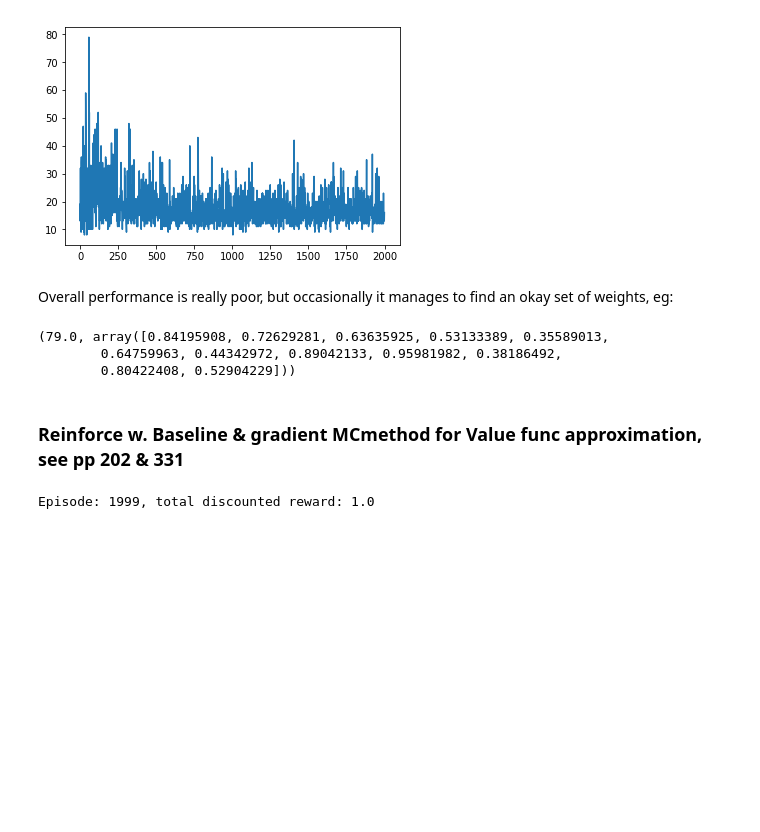
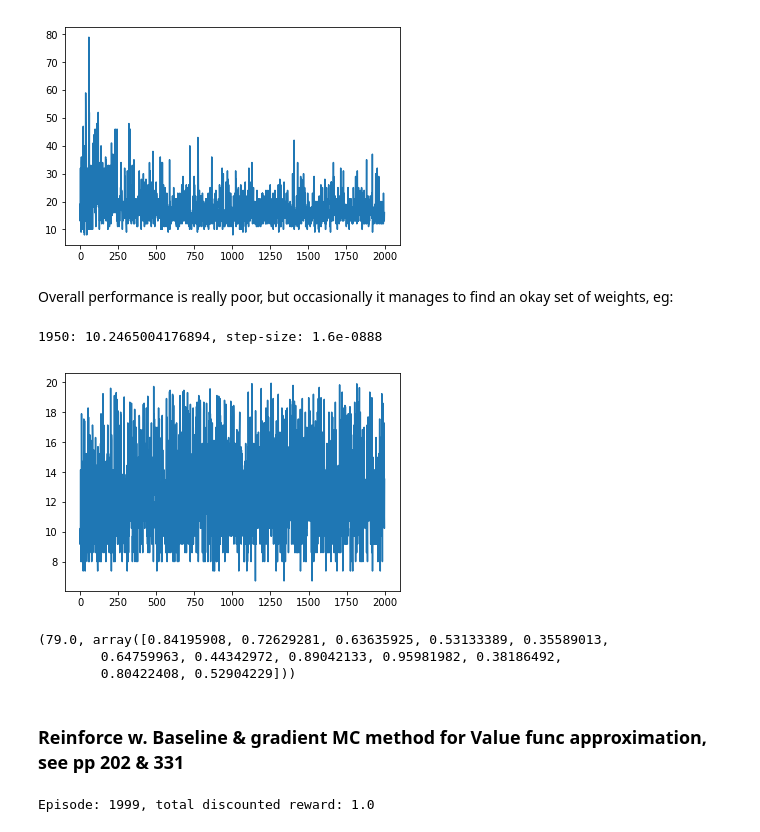
Before and after one commit to liavkoren/ai-ml-rl, a Jupyter notebook: policy_gradient_implementations/mine/Policy Gradients .ipynb, the cells around one changed output. Cells and saved outputs as stored; diff of their text form; code cells hidden in the pictures; blank space fills up the shorter version.

```diff
--- a/policy_gradient_implementations/mine/Policy Gradients .ipynb
+++ b/policy_gradient_implementations/mine/Policy Gradients .ipynb
@@ -57,6 +57,22 @@ class Policy:
             return 1
         return 0
 
+
+@attr.s
+class Policy2:
+    def __attrs_post_init__(self):
+        self.weights = np.random.random((12, 2))
+
+    def action_probabilities(self, state):
+        log_probabilies = np.exp(cartpole_state_func(state).dot(self.weights))
+        return log_probabilies / np.sum(log_probabilies)
+
+    def get_action(self, state):
+        probablities = self.action_probabilities(state)
+        if np.random.random() < probablities[0]:
+            return 0
+        else:
+            return 1
 
 def run_episode(policy, env, render=False):
     state = env.reset()
@@ -93,11 +109,12 @@ def reinforce(policy, env, step_size_start=5e-6, step_size_end=1e-7, discount=0.
     for episode in range(num_episodes):
 
         states, actions, rewards = run_episode(policy, env, render=episode % render_every == 0)
-        episode_return = sum(rewards)
+        episode_return = discounted_return(rewards)
         if episode_return > best_return:
             best_return = episode_return
             best_weights = policy.weights
         training_rewards.append(episode_return)
+        # anneal step size
         step_size = step_size_end + step_size_start * .995 ** episode
         step_sizes.append(step_size)
         for idx, action in enumerate(actions):
@@ -105,12 +122,16 @@ def reinforce(policy, env, step_size_start=5e-6, step_size_end=1e-7, discount=0.
             G = discounted_return(rewards[idx:])
             if episode % render_every == 0:
                 print(f'{episode}: {episode_return}, step-size: {step_size:.2}', end='\r', flush=True)
-            policy.weights += step_size * G * policy.state_func(state)/policy.weights.dot(policy.state_func(state))
+            action = policy.get_action(state)
+            action_probabilities = policy.action_probabilities(state)
+            gradient = cartpole_state_func(state) - action_probabilities.reshape((2,1)) * cartpole_state_func(state)
+            policy.weights += (step_size * discount ** idx * G * gradient).T
     return training_rewards, best_return, best_weights, step_sizes
 
 
 
 policy = Policy(weights=np.random.random(12), state_func=cartpole_state_func)
+p2 = Policy2()
 # %% [output]
 WARN: gym.spaces.Box autodetected dtype as <class 'numpy.float32'>. Please provide explicit dtype.
 # %%
@@ -126,6 +147,17 @@ env.close()
 [figure]
 # %% [markdown]
 Overall performance is really poor, but occasionally it manages to find an okay set of weights, eg:
+# %%
+step_size_start = 1e-4
+step_size_end = 1e-8
+num_episodes = 2000
+training_rewards, best_return, best_weights, step_sizes = reinforce(p2, env, render_every=50, num_episodes=num_episodes, step_size_start=step_size_start, step_size_end=step_size_end)
+plt.plot(training_rewards)
+plt.show()
+env.close()
+# %% [output]
+1950: 10.2465004176894, step-size: 1.6e-0888
+[figure, added]
 # %%
 
 best_return, best_weights
@@ -141,7 +173,7 @@ env.reset()
 for idx in range(10):
     run_episode(policy, env, render=True)
 # %% [markdown]
-### Reinforce w. Baseline & gradient MCmethod for Value func approximation, see pp 202 & 331
+### Reinforce w. Baseline & gradient MC method for Value func approximation, see pp 202 & 331
 # %%
 @attr.s
 class ValueFunc:
```
Also changed, not shown: parts of 2 cells of this notebook, 9 other files.
